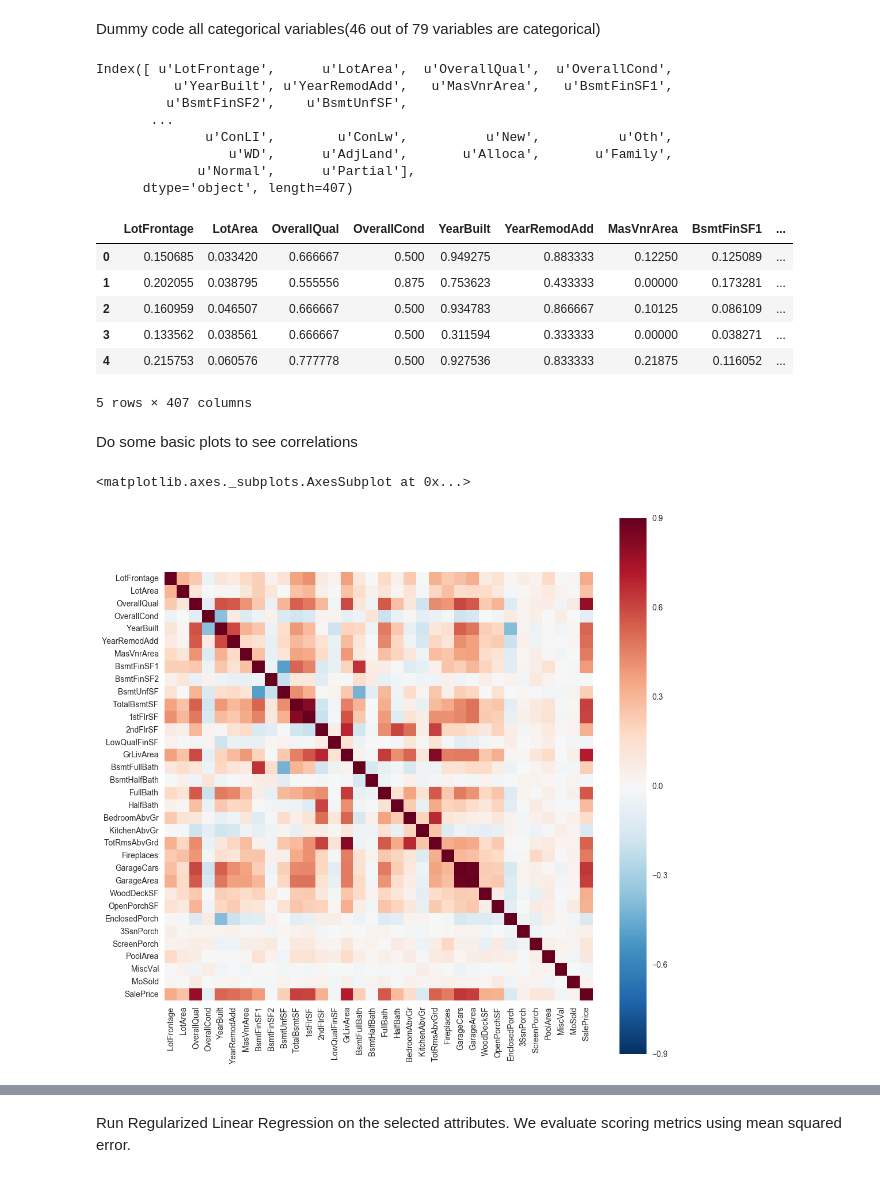
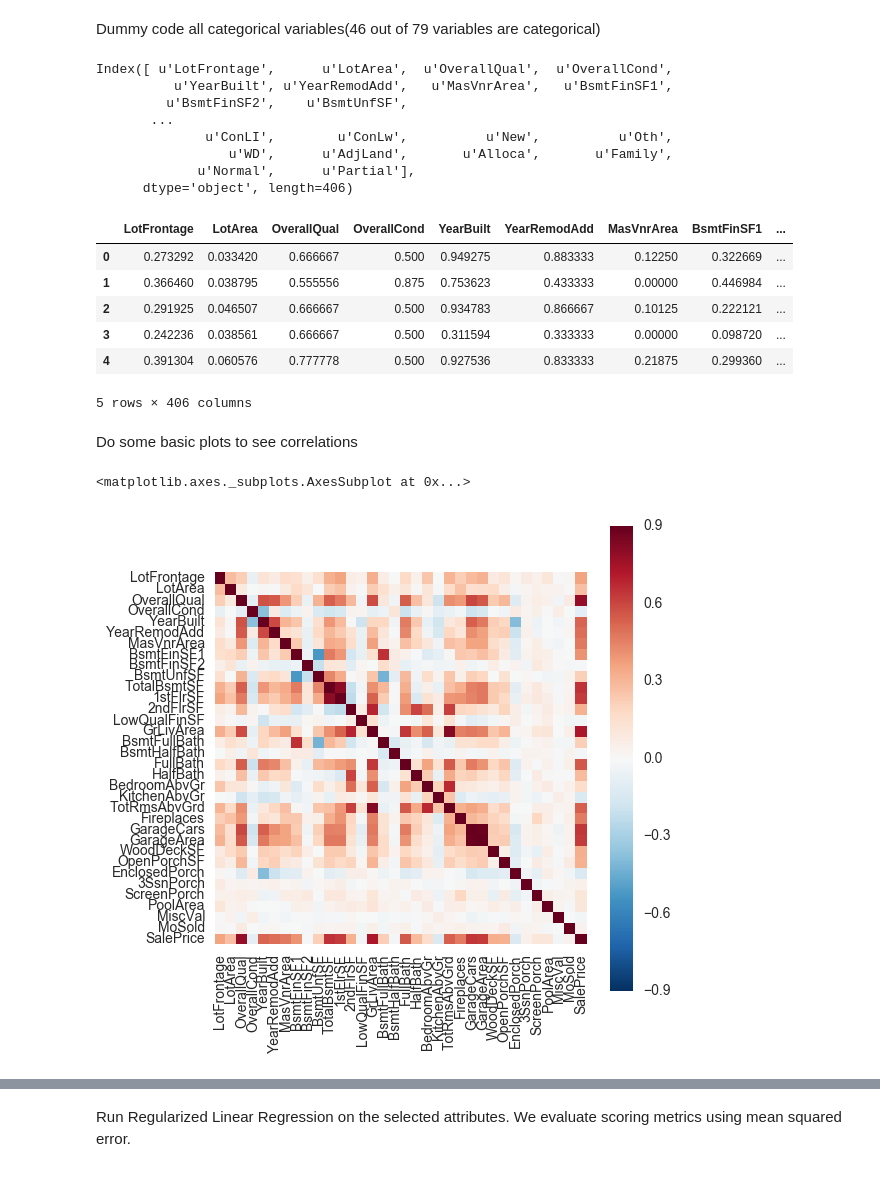
Before and after one commit to wangzining/Housing-Price, a Jupyter notebook: primal.ipynb, the cells around one changed output, grey strips where cells are left out. Cells and saved outputs as stored; diff of their text form; code cells hidden in the pictures.

```diff
--- a/primal.ipynb
+++ b/primal.ipynb
@@ -158,0 +146,8 @@ trainX.head()
+# %%
+# Drop outliers
+train = train.drop(train[(train['GrLivArea']>4000) & (train['SalePrice']<400000)].index)
+train = train.drop(train[(train['TotalBsmtSF']>5000) & (train['SalePrice']<200000)].index)
+train = train.drop(train[(train['LotFrontage']>200) & (train['SalePrice']<300000)].index)
+train = train.drop(train[(train['BsmtFinSF1']>5000) & (train['SalePrice']<400000)].index)
+
+print train.shape
@@ -194,38 +210,38 @@ Index([ u'LotFrontage',      u'LotArea',  u'OverallQual',  u'OverallCond',
               u'ConLI',        u'ConLw',          u'New',          u'Oth',
                  u'WD',      u'AdjLand',       u'Alloca',       u'Family',
              u'Normal',      u'Partial'],
-      dtype='object', length=407)
+      dtype='object', length=406)
 |  | LotFrontage | LotArea | OverallQual | OverallCond | YearBuilt | YearRemodAdd | MasVnrArea | BsmtFinSF1 | ... |
-| 0 | 0.150685 | 0.033420 | 0.666667 | 0.500 | 0.949275 | 0.883333 | 0.12250 | 0.125089 | ... |
-| 1 | 0.202055 | 0.038795 | 0.555556 | 0.875 | 0.753623 | 0.433333 | 0.00000 | 0.173281 | ... |
-| 2 | 0.160959 | 0.046507 | 0.666667 | 0.500 | 0.934783 | 0.866667 | 0.10125 | 0.086109 | ... |
-| 3 | 0.133562 | 0.038561 | 0.666667 | 0.500 | 0.311594 | 0.333333 | 0.00000 | 0.038271 | ... |
-| 4 | 0.215753 | 0.060576 | 0.777778 | 0.500 | 0.927536 | 0.833333 | 0.21875 | 0.116052 | ... |
+| 0 | 0.273292 | 0.033420 | 0.666667 | 0.500 | 0.949275 | 0.883333 | 0.12250 | 0.322669 | ... |
+| 1 | 0.366460 | 0.038795 | 0.555556 | 0.875 | 0.753623 | 0.433333 | 0.00000 | 0.446984 | ... |
+| 2 | 0.291925 | 0.046507 | 0.666667 | 0.500 | 0.934783 | 0.866667 | 0.10125 | 0.222121 | ... |
+| 3 | 0.242236 | 0.038561 | 0.666667 | 0.500 | 0.311594 | 0.333333 | 0.00000 | 0.098720 | ... |
+| 4 | 0.391304 | 0.060576 | 0.777778 | 0.500 | 0.927536 | 0.833333 | 0.21875 | 0.299360 | ... |
-5 rows × 407 columns
+5 rows × 406 columns
 # %% [markdown]
 Do some basic plots to see correlations
 # %%
 # # Check numbers of NA..
 # NAs = pd.concat([train.isnull().sum(), test.isnull().sum()], axis=1, keys=['Train', 'Test'])
 # print NAs[NAs.sum(axis=1) > 0]
 
 # # drop columns with over 500 missing values...
 # for mis in NAs[NAs.sum(axis=1) > 500].index:
 #     train = train.drop(mis,1)
 
 # Check numbers of NA..
 # NAs = pd.concat([train.isnull().sum(), test.isnull().sum()], axis=1, keys=['Train', 'Test'])
 # print NAs[NAs.Train > 0]
 
 # Plot the correlation of Ground Living Area
 # Make a correlation map to determine which features are not very correlated with SalePrice
 corrmat = train.corr()
 corrmat.head()
-plt.subplots(figsize=(12,12))
+plt.subplots(figsize=(6,6))
 sns.heatmap(corrmat, vmax=0.9, square=True)
 # %% [output]
 <matplotlib.axes._subplots.AxesSubplot at 0x...>
-[figure, old version]
+[figure, new version]
 # %%
 # See top 15 most important numerical features
 #Contributed by Wenxuan
```
Also changed, not shown: parts of 14 cells of this notebook, 2 other files.
